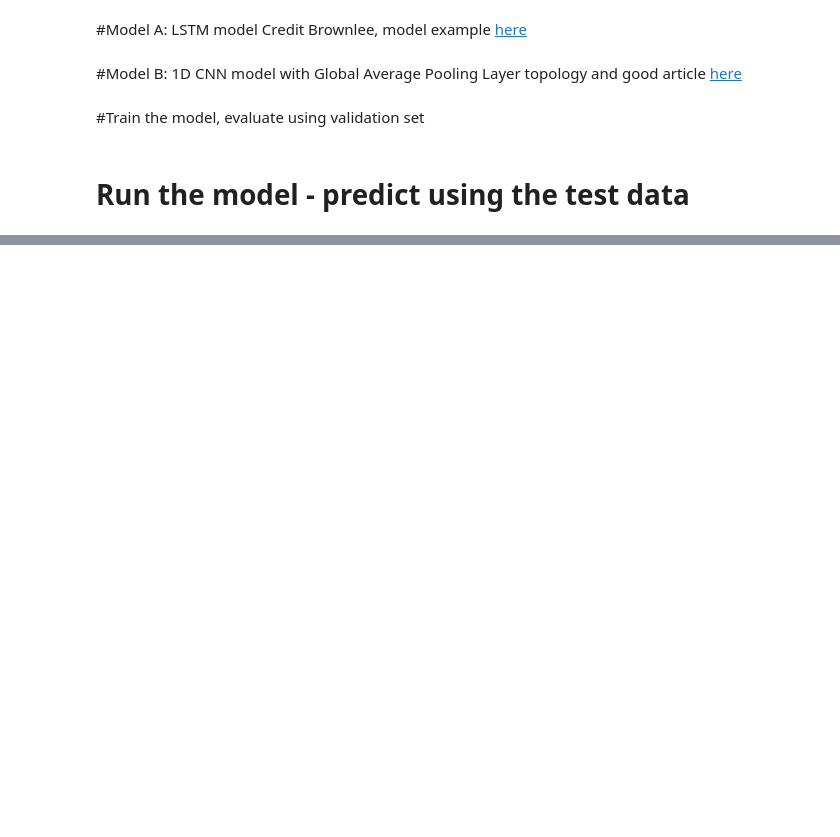
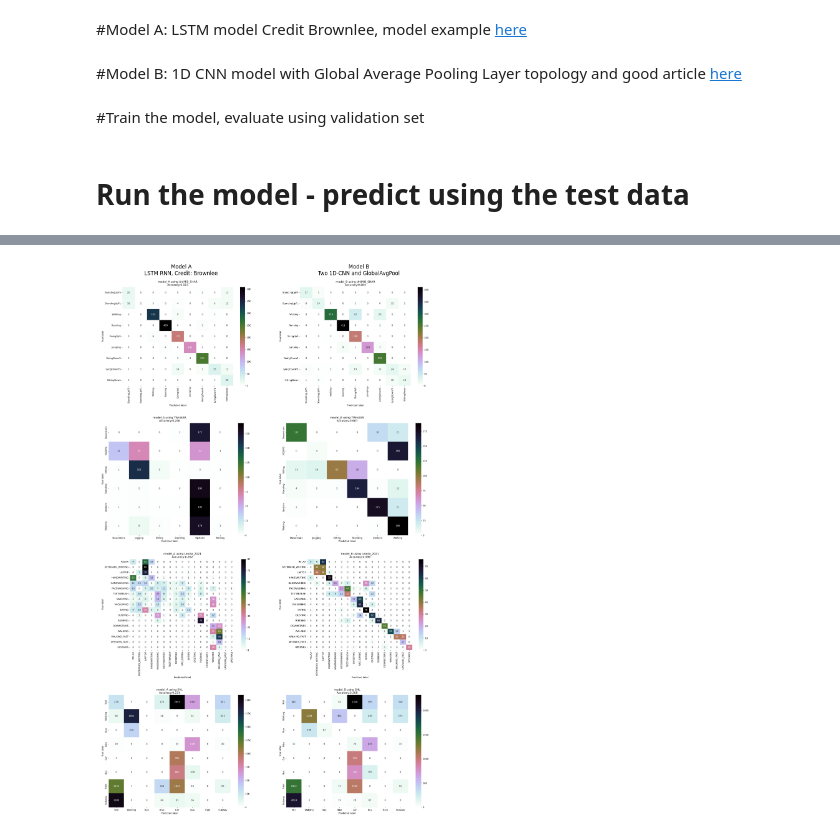
Before and after one commit to imics-lab/load_data_time_series, a Jupyter notebook: ts_model_throwdown.ipynb, the cells around one changed output, grey strips where cells are left out. Drawn from its saved outputs; the diff is of its cells as text; code cells hidden in the pictures; blank space fills up the shorter version.

```diff
--- a/ts_model_throwdown.ipynb
+++ b/ts_model_throwdown.ipynb
@@ -496,0 +512,30 @@ plt.savefig('throwdown2.png', dpi = 300) # don't forget to download!
+# %%
+#plot side by side next four confusion matrics
+#https://matplotlib.org/stable/gallery/subplots_axes_and_figures/subplots_demo.html?highlight=subplots
+#spacing needs to be adjusted
+# see https://matplotlib.org/stable/tutorials/intermediate/gridspec.html#sphx-glr-tutorials-intermediate-gridspec-py
+# see https://matplotlib.org/stable/tutorials/intermediate/tight_layout_guide.html
+rows = 4
+cols = 2
+fig, axs = plt.subplots(nrows=rows, ncols=cols)#, figsize = (40,10))
+fig.set_size_inches(12,18)
+for i in range(rows):
+    for j in range(cols):
+        axs[i, j].set_axis_off()
+#axs[0, 0].set_title(modelA_results+'\n'+modelA_desc)
+#axs[0, 1].set_title(modelB_results+'\n'+modelB_desc)
+axs[0, 0].set_title('Model A\n'+ modelA_desc)
+axs[0, 1].set_title('Model B\n'+ modelB_desc)
+axs[0, 0].imshow(plt.imread('model_A_UniMiB_SHAR_cm.png'))
+axs[0, 1].imshow(plt.imread('model_B_UniMiB_SHAR_cm.png'))
+axs[1, 0].imshow(plt.imread('model_A_TWristAR_cm.png'))
+axs[1, 1].imshow(plt.imread('model_B_TWristAR_cm.png'))
+axs[2, 0].imshow(plt.imread('model_A_Leotta_2021_cm.png'))
+axs[2, 1].imshow(plt.imread('model_B_Leotta_2021_cm.png'))
+axs[3, 0].imshow(plt.imread('model_A_SHL_cm.png'))
+axs[3, 1].imshow(plt.imread('model_B_SHL_cm.png'))
+
+plt.tight_layout()
+plt.savefig('throwdown3.png', dpi = 300) # don't forget to download!
+# %% [output]
+[figure, added]
```
Also changed, not shown: parts of 9 cells of this notebook.
